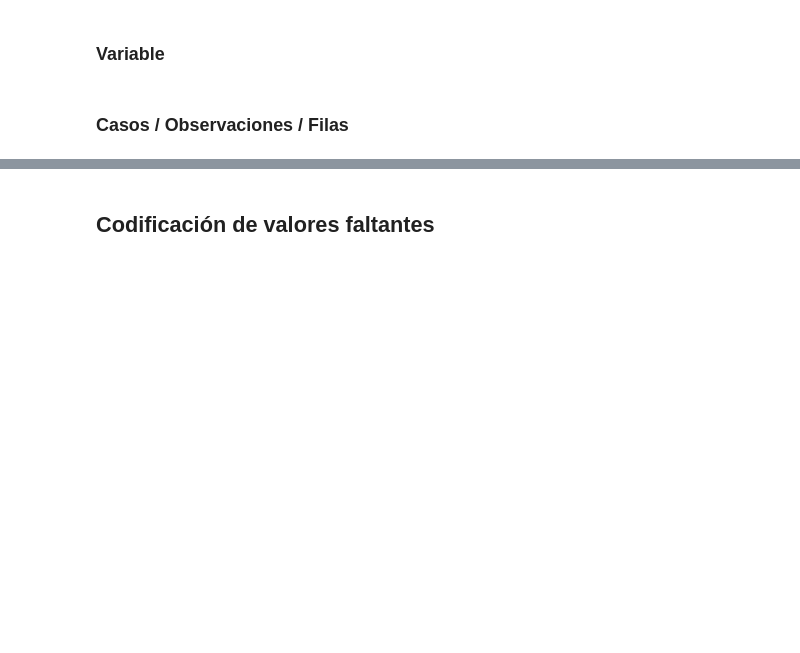
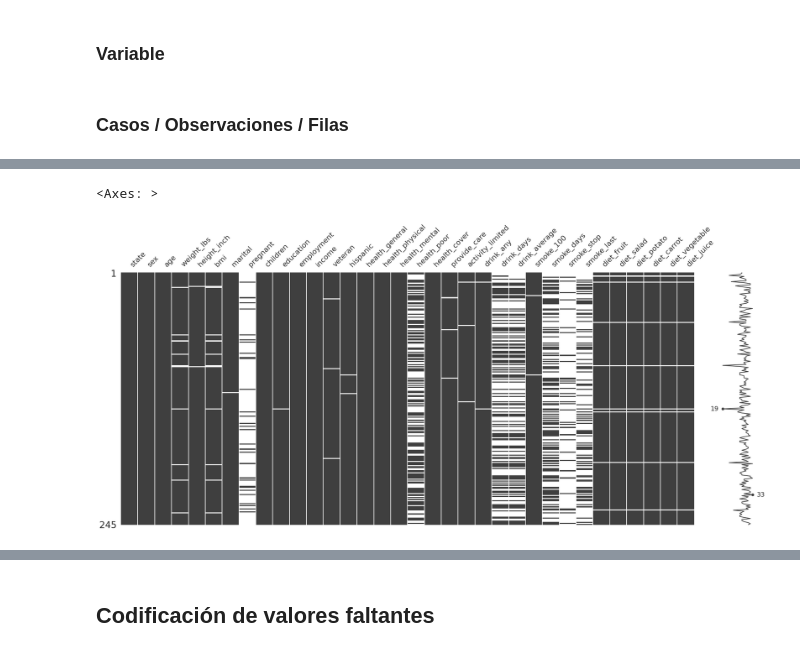
Before and after one commit to Alejolamilla/Missing-values-course, a Jupyter notebook: live-exploration-missing-values.ipynb, the cells around one changed output, grey strips where cells are left out. Saved outputs shown, nothing was run; the diff lists cells and outputs as text; code cells hidden in the pictures; blank space fills up the shorter version.

```diff
--- a/live-exploration-missing-values.ipynb
+++ b/live-exploration-missing-values.ipynb
@@ -328,0 +334,5 @@ NameError: name 'np' is not defined
+# %%
+missingno.matrix(df=riskfactors_df)
+# %% [output]
+<Axes: >
+[figure, added]
```
Also changed, not shown: parts of 13 cells of this notebook.
